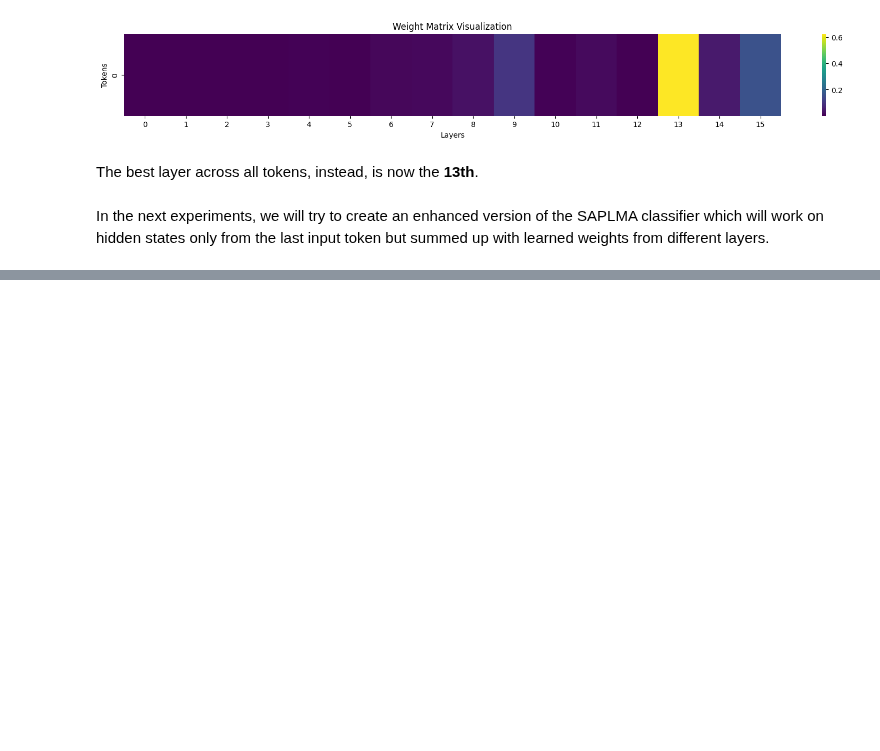
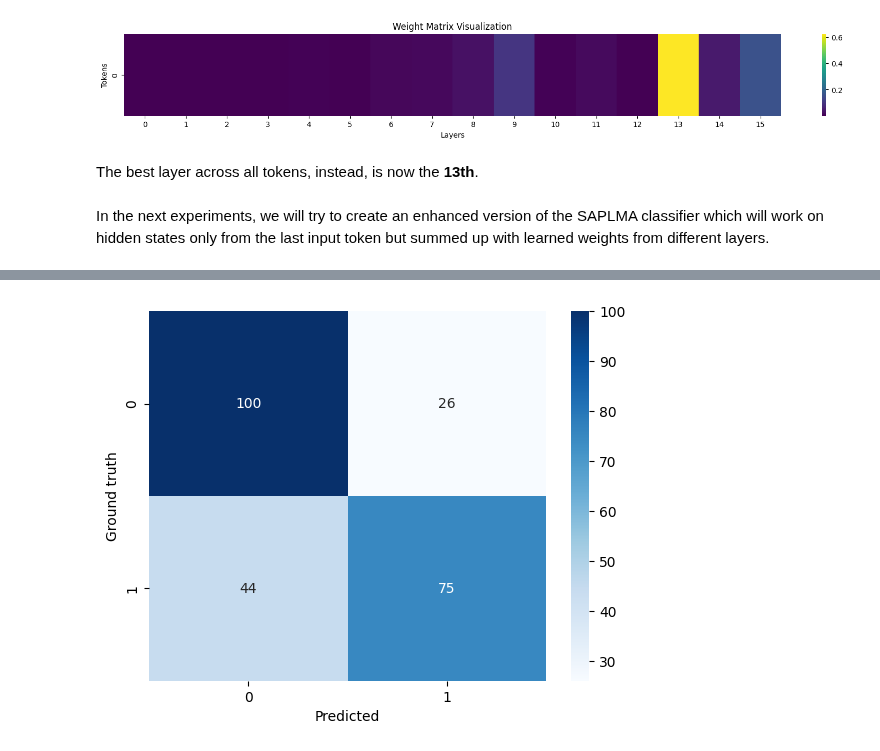
Before and after one commit to simonesestito/AML-project, a Jupyter notebook: 4_weight_token_layers.ipynb, the cells around one changed output, grey strips where cells are left out. Saved outputs shown, nothing was run; the diff lists cells and outputs as text; code cells hidden in the pictures; blank space fills up the shorter version.

```diff
--- a/4_weight_token_layers.ipynb
+++ b/4_weight_token_layers.ipynb
@@ -386,0 +502,4 @@ In the next experiments, we will try to create an enhanced version of the SAPLMA
+# %%
+evaluator.plot_confusion_matrix(threshold=0.9)
+# %% [output]
+[figure, added]
```
Also changed, not shown: parts of 18 cells of this notebook.
